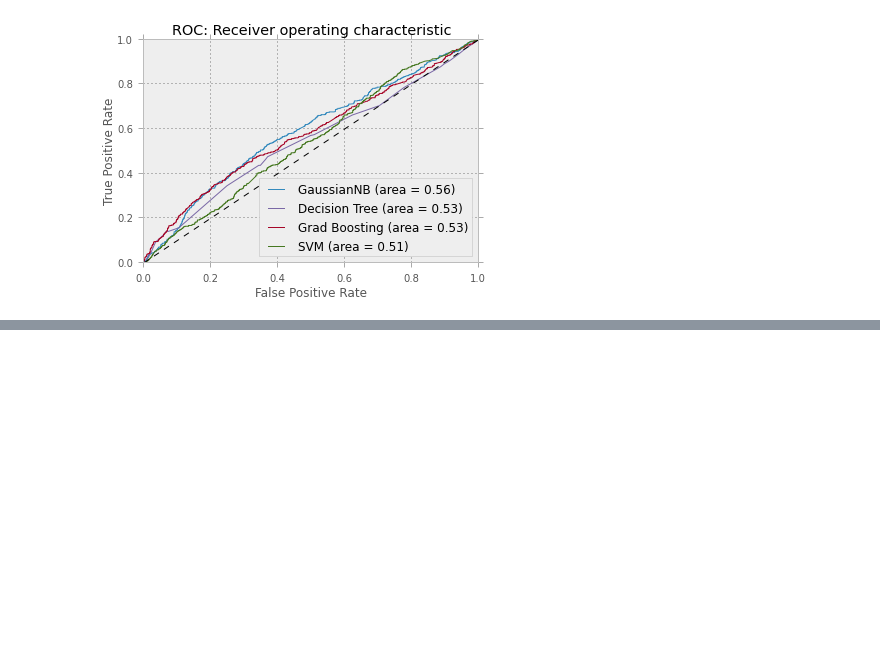
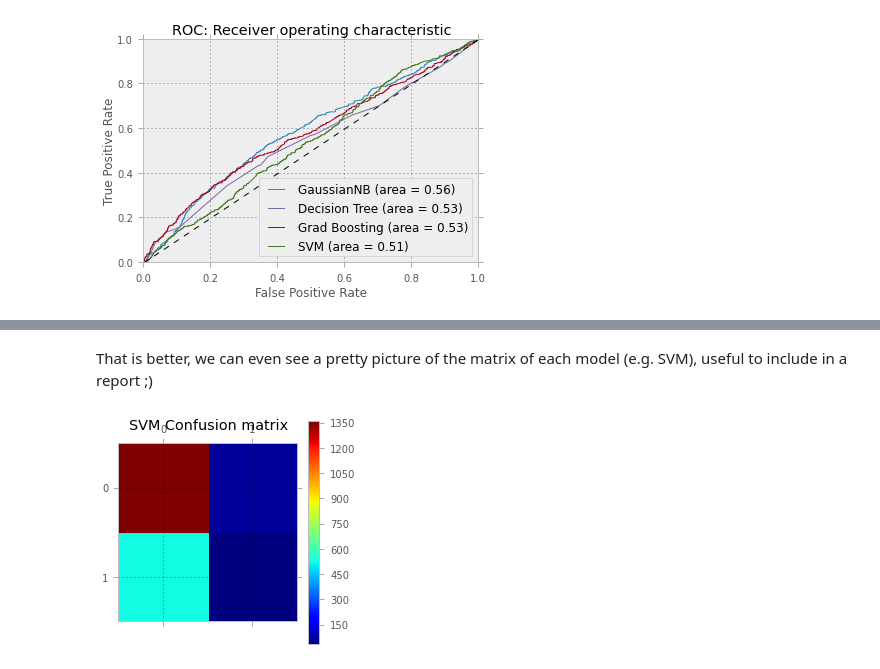
Before and after one commit to danielfrg/copper, a Jupyter notebook: examples/catalog/Post_2.ipynb, the cells around one changed output, grey strips where cells are left out. Cells and saved outputs as stored; diff of their text form; code cells hidden in the pictures; blank space fills up the shorter version.

```diff
--- a/examples/catalog/Post_2.ipynb
+++ b/examples/catalog/Post_2.ipynb
@@ -129,0 +188,6 @@ ml.roc()
+# %% [markdown]
+That is better, we can even see a pretty picture of the matrix of each model (e.g. SVM), useful to include in a report ;)
+# %%
+ml.plot_cm('SVM')
+# %% [output]
+[figure, added]
```
Also changed, not shown: parts of 35 cells of this notebook, 6 other files.
